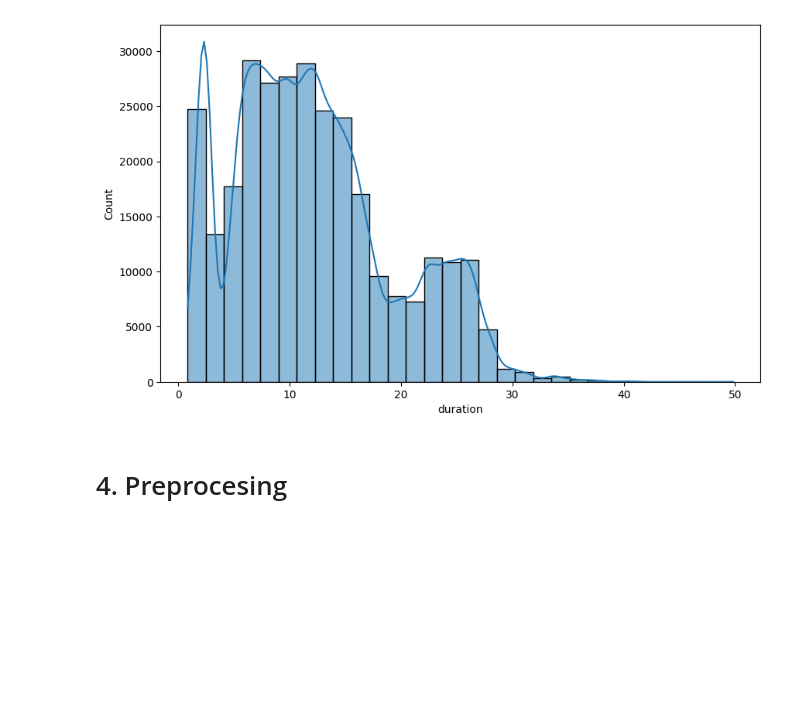
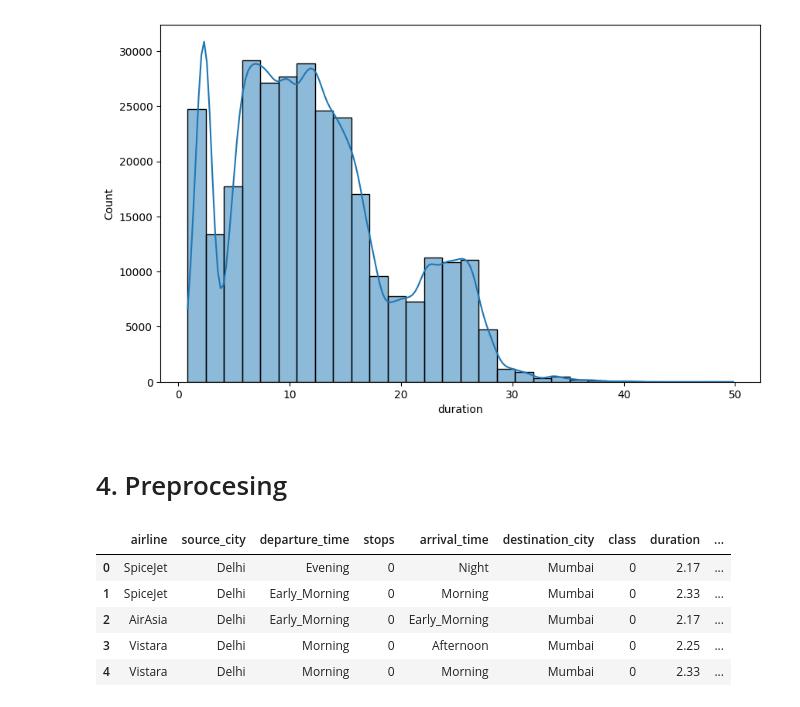
Before and after one commit to OndrejZapletal99/Python_DS_ML, a Jupyter notebook: flight_price/main.ipynb, the cells around one changed output. Cells and saved outputs as stored; diff of their text form; code cells hidden in the pictures; blank space fills up the shorter version.

```diff
--- a/flight_price/main.ipynb
+++ b/flight_price/main.ipynb
@@ -172,3 +172,18 @@ sns.histplot(df['duration'], bins=30, kde=True)
 #df.days_left is not necessary to encode becasue it is already a number
 # %% [markdown]
 # 4. Preprocesing
+# %%
+df = df.drop('Unnamed: 0', axis=1)
+df = df.drop('flight', axis=1)
+
+df['class'] = df['class'].apply(lambda x: 1 if x == 'Business' else 0)
+df['stops'] = pd.factorize(df['stops'])[0]
+# %%
+df.head()
+# %% [output]
+|  | airline | source_city | departure_time | stops | arrival_time | destination_city | class | duration | ... |
+| 0 | SpiceJet | Delhi | Evening | 0 | Night | Mumbai | 0 | 2.17 | ... |
+| 1 | SpiceJet | Delhi | Early_Morning | 0 | Morning | Mumbai | 0 | 2.33 | ... |
+| 2 | AirAsia | Delhi | Early_Morning | 0 | Early_Morning | Mumbai | 0 | 2.17 | ... |
+| 3 | Vistara | Delhi | Morning | 0 | Afternoon | Mumbai | 0 | 2.25 | ... |
+| 4 | Vistara | Delhi | Morning | 0 | Morning | Mumbai | 0 | 2.33 | ... |
```
Also changed, not shown: parts of 24 cells of this notebook.
